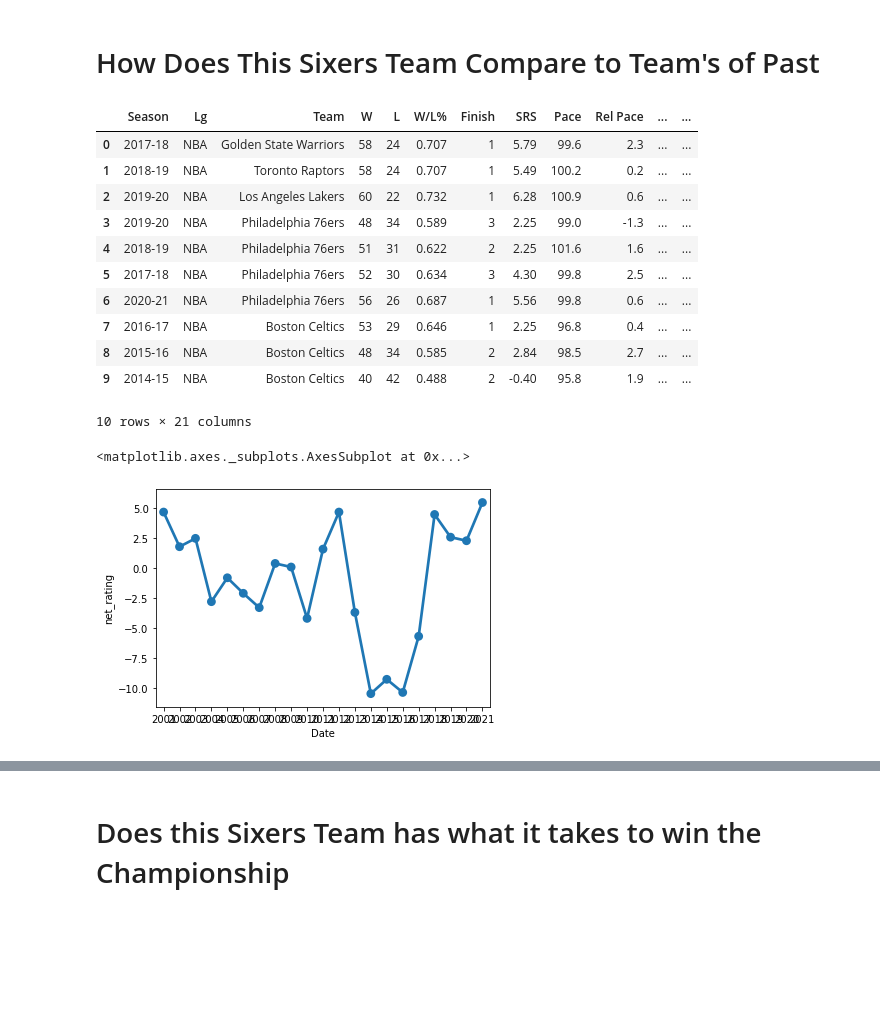
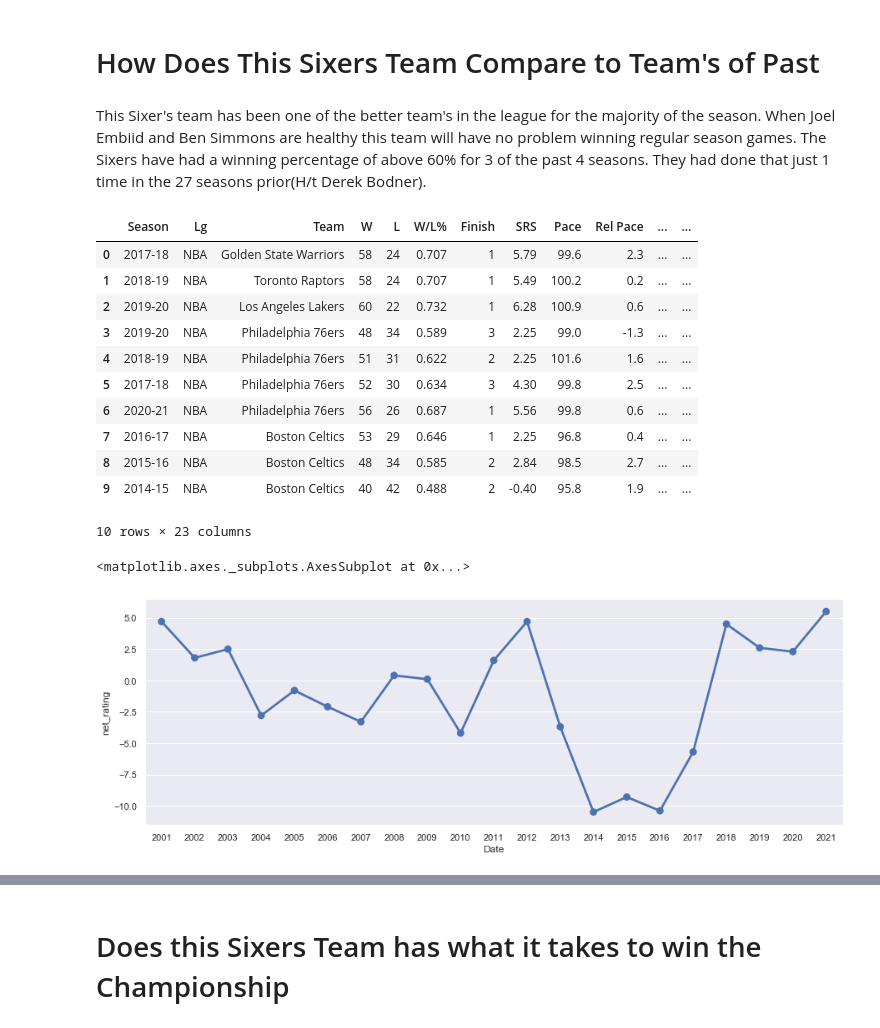
Before and after one commit to mhartz25/sixers_2021_playoffs, a Jupyter notebook: analysis.ipynb, the cells around one changed output, grey strips where cells are left out. Drawn from its saved outputs; the diff is of its cells as text; code cells hidden in the pictures; blank space fills up the shorter version.

```diff
--- a/analysis.ipynb
+++ b/analysis.ipynb
@@ -234,5 +253,7 @@ predicted_df[(predicted_df['season']=="2020-21")]
 # %% [markdown]
 # How Does This Sixers Team Compare to Team's of Past
+# %% [markdown]
+This Sixer's team has been one of the better team's in the league for the majority of the season. When Joel Embiid and Ben Simmons are healthy this team will have no problem winning regular season games. The Sixers have had a winning percentage of above 60% for 3 of the past 4 seasons. They had done that just 1 time in the 27 seasons prior(H/t Derek Bodner).
 # %%
 teams['net_rating'] = teams['Ortg']-teams['DRtg']
 
@@ -248,13 +269,20 @@ teams['Playoffs'].fillna('Did not make Playoffs', inplace=True)
 #Dummy column for champs
 teams['champs'] = teams['Playoffs'].apply(lambda row: 1 if row=='Won Finals' else 0)
 
+teams['21 Sixers'] = 0
+teams.at[6, '21 Sixers'] = 1
+
 
 teams['champs_and_sixers'] = 0
 
 teams['champs_and_sixers'] = teams['Playoffs'].apply(lambda row: 1 if row=='Won Finals' else 0)
 
+teams['finals_contenders'] = teams['Playoffs'].apply(lambda row: 1 if row in('Won Finals', 'Lost Finals') else 0)
+
 teams.at[6,'champs_and_sixers']= 1
 
+teams.at[6,'finals_contenders']= 1
+
 teams.head(10)
 # %% [output]
 |  | Season | Lg | Team | W | L | W/L% | Finish | SRS | Pace | Rel Pace | ... | ... |
@@ -268,13 +296,14 @@ teams.head(10)
 | 7 | 2016-17 | NBA | Boston Celtics | 53 | 29 | 0.646 | 1 | 2.25 | 96.8 | 0.4 | ... | ... |
 | 8 | 2015-16 | NBA | Boston Celtics | 48 | 34 | 0.585 | 2 | 2.84 | 98.5 | 2.7 | ... | ... |
 | 9 | 2014-15 | NBA | Boston Celtics | 40 | 42 | 0.488 | 2 | -0.40 | 95.8 | 1.9 | ... | ... |
-10 rows × 21 columns
+10 rows × 23 columns
 # %%
 sixers_df = teams[(teams.Team=="Philadelphia 76ers")&(teams.Date>2000)]
 
 sixers_df
 
+fig, ax =plt.subplots(1,1, sharex=True, figsize=(15,5))
 sns.pointplot(x='Date', y='net_rating', data=sixers_df)
 # %% [output]
 <matplotlib.axes._subplots.AxesSubplot at 0x...>
-[figure, old version]
+[figure, new version]
```
Also changed, not shown: parts of 22 cells of this notebook.
